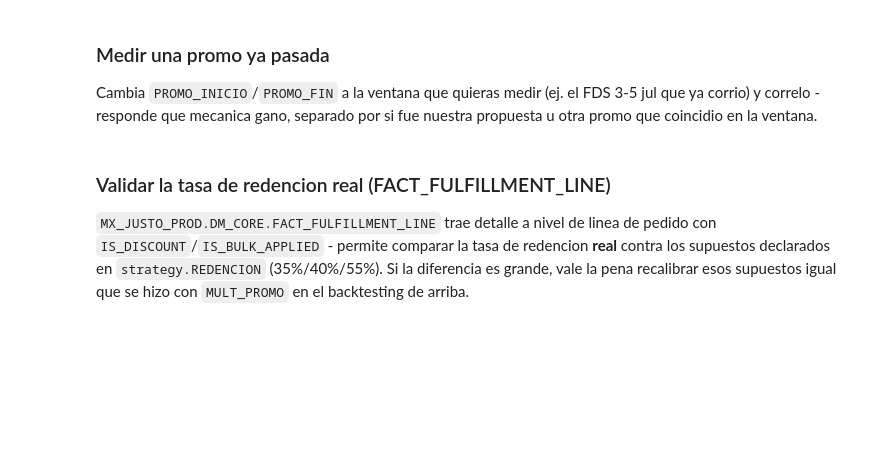
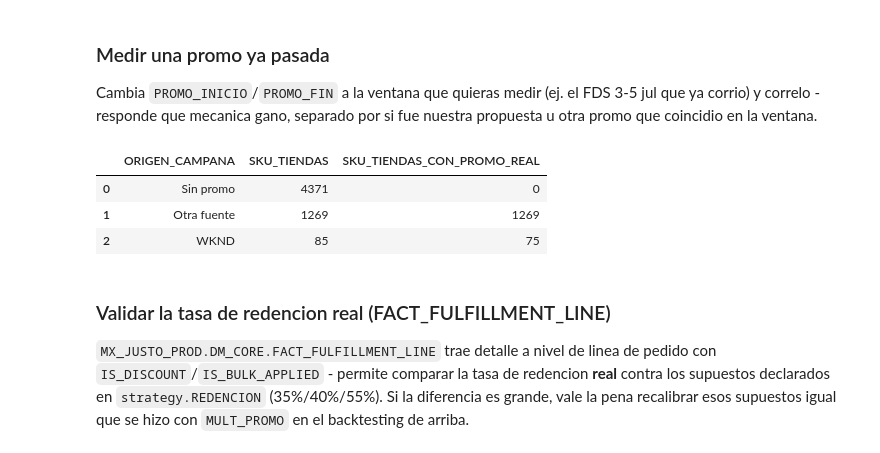
Before and after one commit to alejomd17/justo-estrategia-pricing-fds, a Jupyter notebook: src/exploration.ipynb, the cells around one changed output. Drawn from its saved outputs; the diff is of its cells as text; code cells hidden in the pictures; blank space fills up the shorter version.

Commit message:
Postmorten julio 10-12 + HTML

```diff
--- a/src/exploration.ipynb
+++ b/src/exploration.ipynb
@@ -163,4 +206,18 @@ resumen_mecanica = postmortem.performance_por_mecanica(cur, PROMO_INICIO, PROMO_
 resumen_mecanica
+# %%
+total_planeado = postmortem.contar_plan(cur, PROMO_INICIO, PROMO_FIN)
+
+# resumen_adopcion NO filtra por origen/adopcion - necesita ver TODOS los
+# origenes (incluye "Sin promo") para que el denominador de cada bucket sea
+# correcto. Alimenta los KPIs de Planeado/Adopcion/tarjetas por origen del
+# reporte HTML, igual que /summary del dashboard.
+resumen_adopcion_df = postmortem.resumen_adopcion(cur, PROMO_INICIO, PROMO_FIN)
+resumen_adopcion_df
+# %% [output]
+|  | ORIGEN_CAMPANA | SKU_TIENDAS | SKU_TIENDAS_CON_PROMO_REAL |
+| 0 | Sin promo | 4371 | 0 |
+| 1 | Otra fuente | 1269 | 1269 |
+| 2 | WKND | 85 | 75 |
 # %% [markdown]
 ### Validar la tasa de redencion real (FACT_FULFILLMENT_LINE)
 
```
Also changed, not shown: parts of 9 cells of this notebook, 12 other files.
